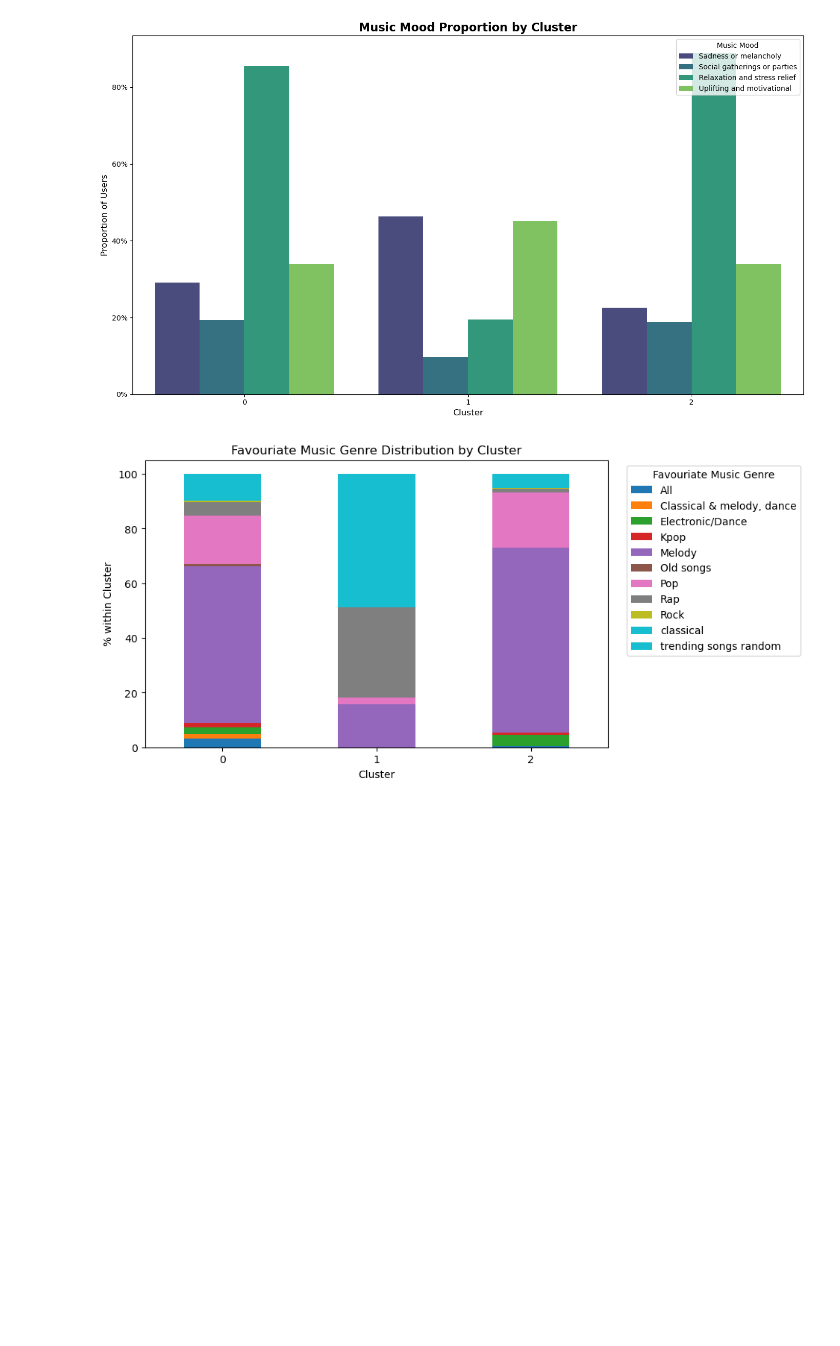
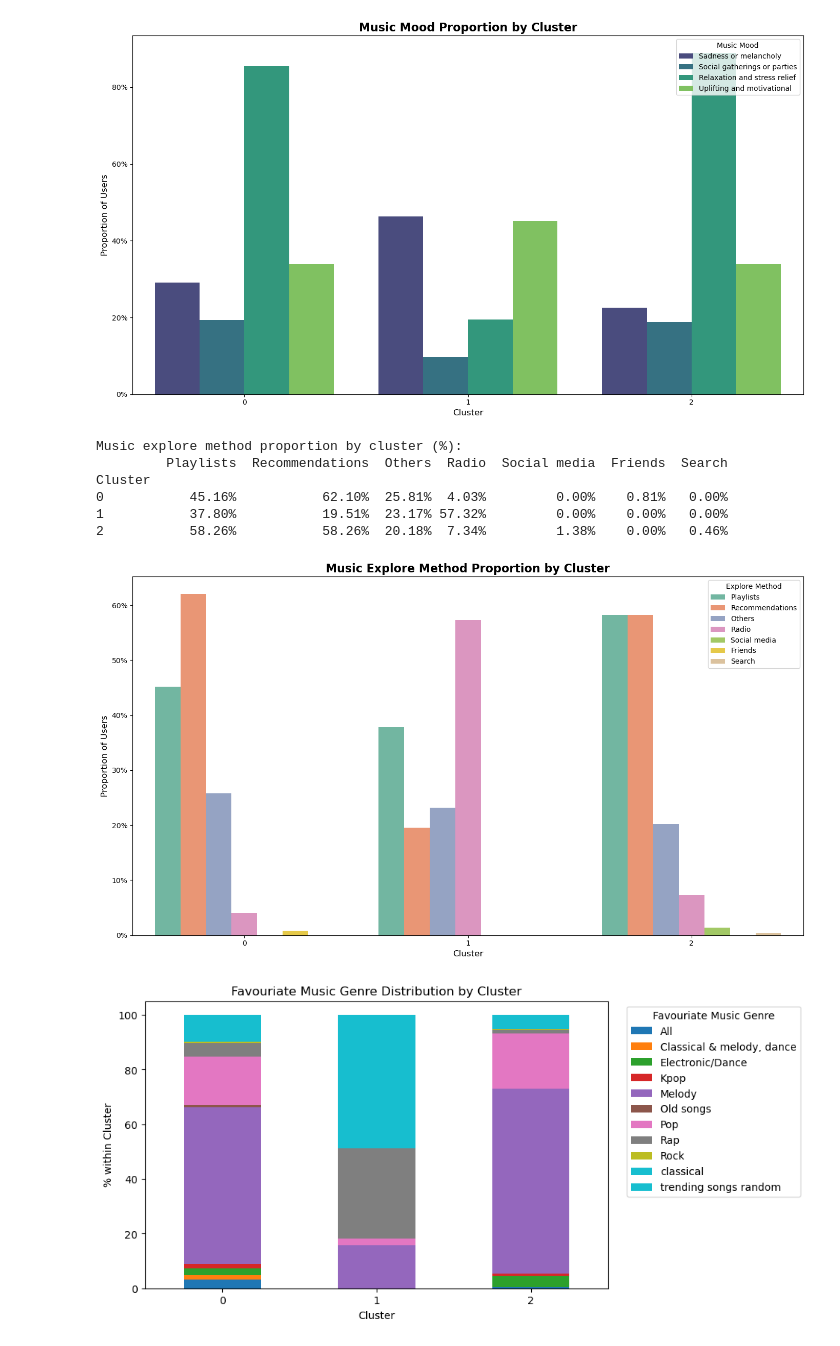
Before and after one commit to chienhao-wang/spotify_user_analysis, a Jupyter notebook: Spotify_User_Segmentation_and_Churn_Analysis.ipynb, the cells around one changed output. Cells and saved outputs as stored; diff of their text form; code cells hidden in the pictures; blank space fills up the shorter version.

```diff
--- a/Spotify_User_Segmentation_and_Churn_Analysis.ipynb
+++ b/Spotify_User_Segmentation_and_Churn_Analysis.ipynb
@@ -1464,6 +667,50 @@ Cluster
 1                       46.34%                         9.76%                        19.51%                      45.12%
 2                       22.48%                        18.81%                        88.99%                      33.94%
 [figure]
+# %%
+# ---- Device composition by cluster (multi-select field pre-encoded as dummies) ----
+# Ensure these columns exist in df_free (created earlier from multi-select device data)
+search_method = ['Playlists', 'Recommendations', 'Others', 'Radio', 'Social media', 'Friends', 'Search']
+
+# Average of binary dummies = proportion of users using that device in the cluster
+search_method_profile = df_free.groupby('Cluster')[search_method].mean()
+
+print("\nMusic explore method proportion by cluster (%):")
+print((search_method_profile * 100).round(2).to_string(float_format='%.2f%%'))
+
+
+# Visualise device composition across clusters (stacked bar or grouped bar)
+df_melted2 = search_method_profile.reset_index().melt(
+    id_vars='Cluster',
+    var_name='Explore Method',
+    value_name='Proportion of Users'
+)
+
+plt.figure(figsize=(14, 8))
+sns.barplot(
+    data=df_melted2,
+    x='Cluster',
+    y='Proportion of Users',
+    hue='Explore Method',
+    palette='Set2'
+)
+
+# Styling
+plt.title('Music Explore Method Proportion by Cluster', fontsize=16, fontweight='bold')
+plt.xlabel('Cluster', fontsize=12)
+plt.ylabel('Proportion of Users', fontsize=12)
+plt.legend(title='Explore Method', fontsize=10, loc='upper right')
+plt.gca().yaxis.set_major_formatter(PercentFormatter(xmax=1.0, decimals=0))
+plt.tight_layout()
+plt.show()
+# %% [output]
+Music explore method proportion by cluster (%):
+         Playlists  Recommendations  Others  Radio  Social media  Friends  Search
+Cluster
+0           45.16%           62.10%  25.81%  4.03%         0.00%    0.81%   0.00%
+1           37.80%           19.51%  23.17% 57.32%         0.00%    0.00%   0.00%
+2           58.26%           58.26%  20.18%  7.34%         1.38%    0.00%   0.46%
+[figure, added]
 # %%
 ct2 = pd.crosstab(df_free['Cluster'], df_free['fav_music_genre'], normalize='index') * 100
 ct2.plot(kind='bar', stacked=True, figsize=(8,5), colormap='tab10')
```
Also changed, not shown: parts of 94 cells of this notebook.
